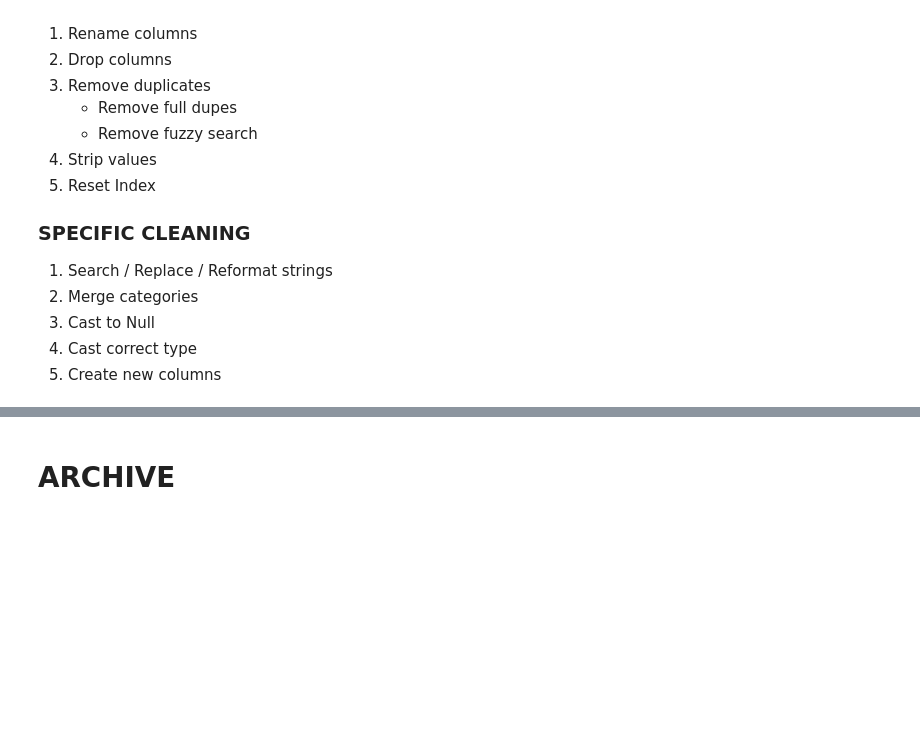
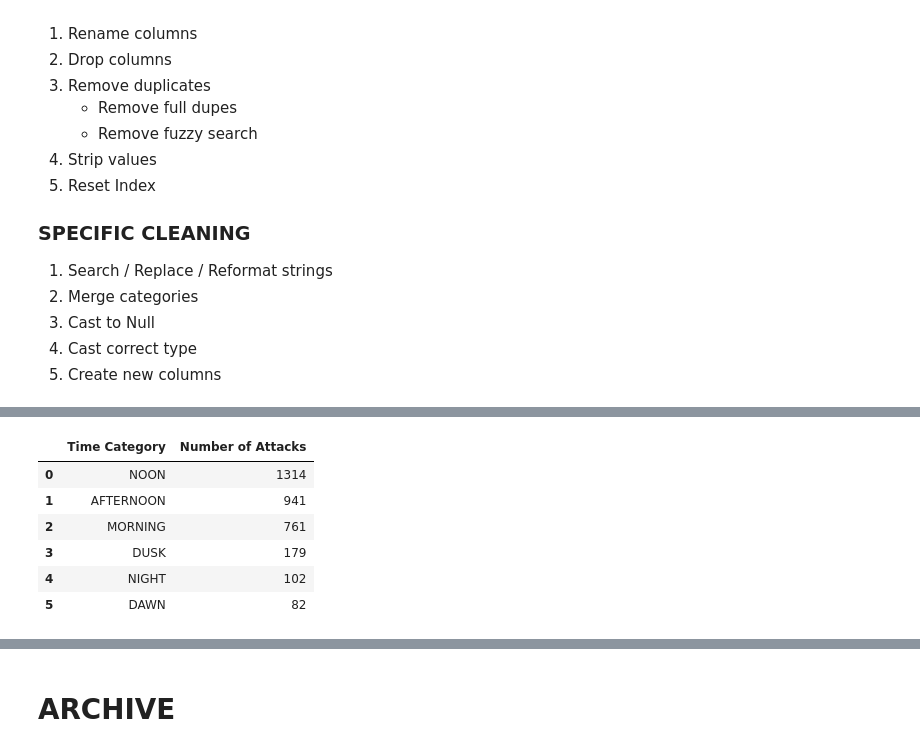
Before and after one commit to JimiHenning/Shark-Quest, a Jupyter notebook: main.ipynb, the cells around one changed output, grey strips where cells are left out. Cells and saved outputs as stored; diff of their text form; code cells hidden in the pictures; blank space fills up the shorter version.

```diff
--- a/main.ipynb
+++ b/main.ipynb
@@ -318,0 +470,16 @@ shark_attacks['species'].value_counts(dropna=False)
+# %%
+
+df_time = pd.DataFrame(
+    {'Time Category': time_counts.index,
+     'Number of Attacks': time_counts.values
+    }
+)
+df_time
+# %% [output]
+|  | Time Category | Number of Attacks |
+| 0 | NOON | 1314 |
+| 1 | AFTERNOON | 941 |
+| 2 | MORNING | 761 |
+| 3 | DUSK | 179 |
+| 4 | NIGHT | 102 |
+| 5 | DAWN | 82 |
```
Also changed, not shown: parts of 24 cells of this notebook.
